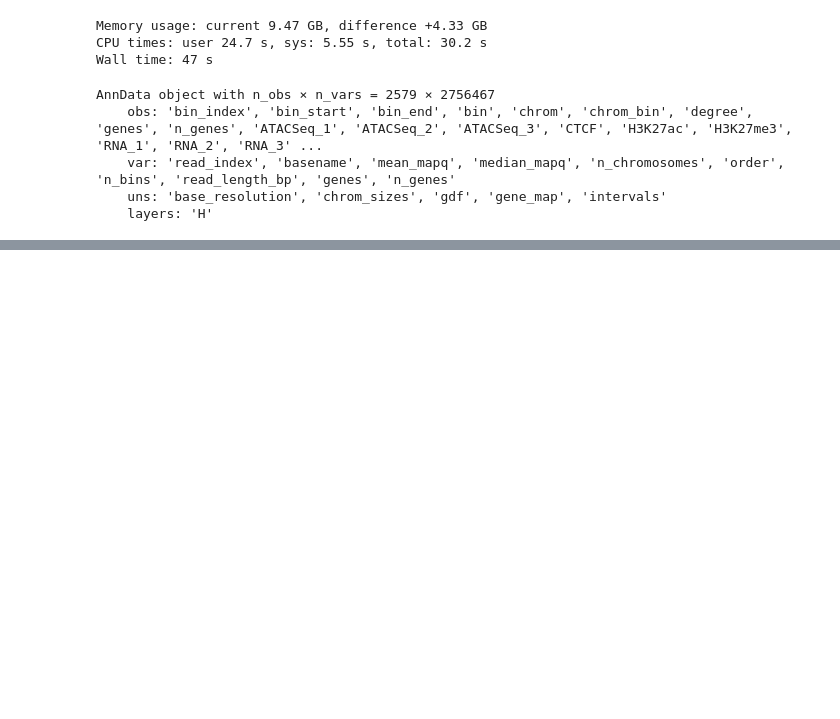
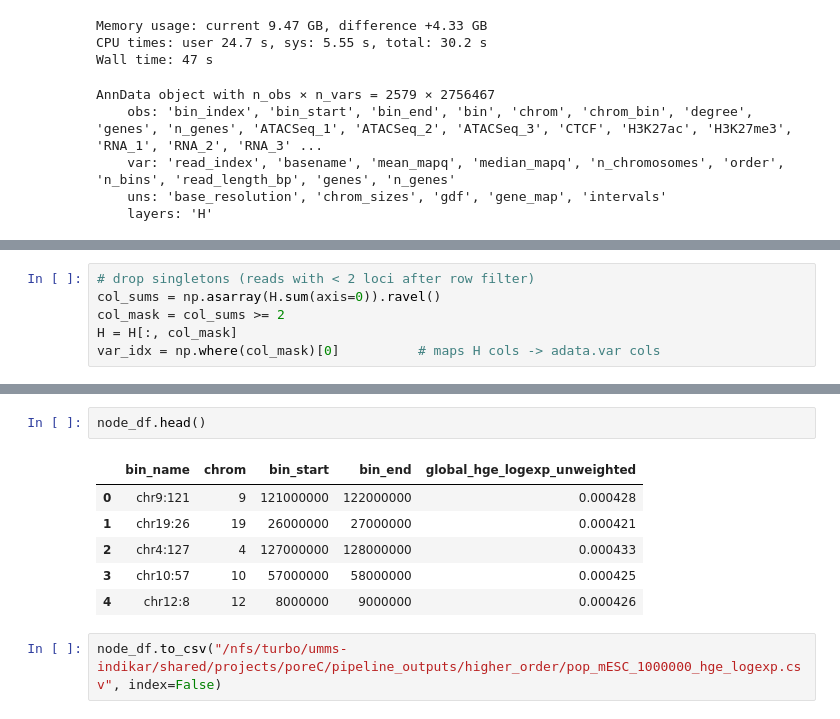
Before and after one commit to sgolts/sc_pore_c, a Jupyter notebook: notebooks/data/genome_centrality.ipynb, the cells around one changed output, grey strips where cells are left out. Drawn from its saved outputs; the diff is of its cells as text; blank space fills up the shorter version.

```diff
--- a/notebooks/data/genome_centrality.ipynb
+++ b/notebooks/data/genome_centrality.ipynb
@@ -60,0 +86,6 @@ AnnData object with n_obs × n_vars = 2579 × 2756467
+# %%
+# drop singletons (reads with < 2 loci after row filter)
+col_sums = np.asarray(H.sum(axis=0)).ravel()
+col_mask = col_sums >= 2
+H = H[:, col_mask]
+var_idx = np.where(col_mask)[0]          # maps H cols -> adata.var cols
@@ -75,0 +210,11 @@ False
+# %%
+node_df.head()
+# %% [output]
+|  | bin_name | chrom | bin_start | bin_end | global_hge_logexp_unweighted |
+| 0 | chr9:121 | 9 | 121000000 | 122000000 | 0.000428 |
+| 1 | chr19:26 | 19 | 26000000 | 27000000 | 0.000421 |
+| 2 | chr4:127 | 4 | 127000000 | 128000000 | 0.000433 |
+| 3 | chr10:57 | 10 | 57000000 | 58000000 | 0.000425 |
+| 4 | chr12:8 | 12 | 8000000 | 9000000 | 0.000426 |
+# %%
+node_df.to_csv("/nfs/turbo/umms-indikar/shared/projects/poreC/pipeline_outputs/higher_order/pop_mESC_1000000_hge_logexp.csv", index=False)
```
Also changed, not shown: parts of 15 cells of this notebook, 2 other files.
